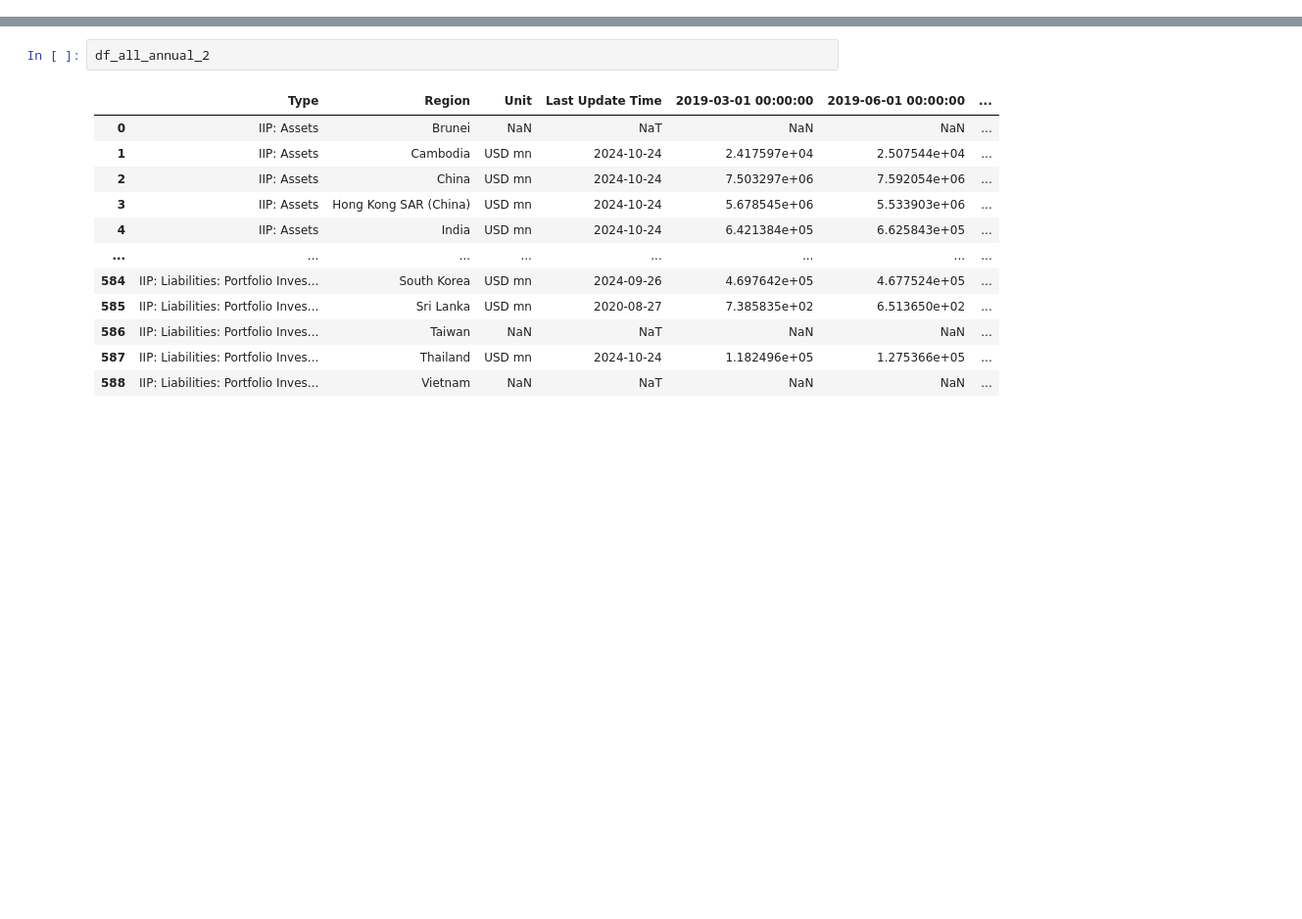
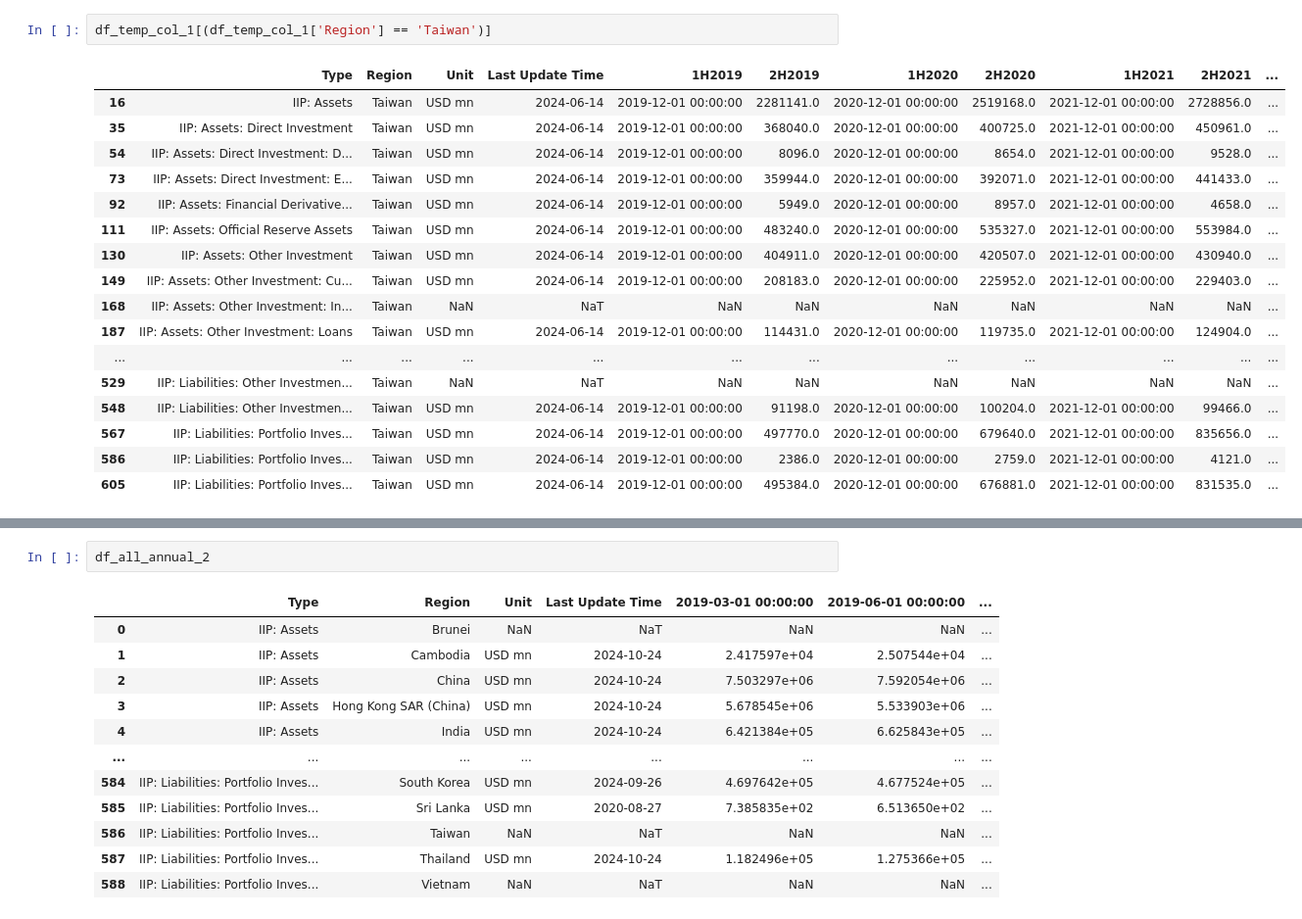
Before and after one commit to aizudeen11/cfm-nlp, a Jupyter notebook: to_gsheet/main.ipynb, the cells around one changed output, grey strips where cells are left out. Shown at 98% size. Cells and saved outputs as stored; diff of their text form; blank space fills up the shorter version.

```diff
--- a/to_gsheet/main.ipynb
+++ b/to_gsheet/main.ipynb
@@ -153,0 +241,20 @@ df_temp_col_1
+# %%
+df_temp_col_1[(df_temp_col_1['Region'] == 'Taiwan')]
+# %% [output]
+|  | Type | Region | Unit | Last Update Time | 1H2019 | 2H2019 | 1H2020 | 2H2020 | 1H2021 | 2H2021 | ... |
+| 16 | IIP: Assets | Taiwan | USD mn | 2024-06-14 | 2019-12-01 00:00:00 | 2281141.0 | 2020-12-01 00:00:00 | 2519168.0 | 2021-12-01 00:00:00 | 2728856.0 | ... |
+| 35 | IIP: Assets: Direct Investment | Taiwan | USD mn | 2024-06-14 | 2019-12-01 00:00:00 | 368040.0 | 2020-12-01 00:00:00 | 400725.0 | 2021-12-01 00:00:00 | 450961.0 | ... |
+| 54 | IIP: Assets: Direct Investment: D... | Taiwan | USD mn | 2024-06-14 | 2019-12-01 00:00:00 | 8096.0 | 2020-12-01 00:00:00 | 8654.0 | 2021-12-01 00:00:00 | 9528.0 | ... |
+| 73 | IIP: Assets: Direct Investment: E... | Taiwan | USD mn | 2024-06-14 | 2019-12-01 00:00:00 | 359944.0 | 2020-12-01 00:00:00 | 392071.0 | 2021-12-01 00:00:00 | 441433.0 | ... |
+| 92 | IIP: Assets: Financial Derivative... | Taiwan | USD mn | 2024-06-14 | 2019-12-01 00:00:00 | 5949.0 | 2020-12-01 00:00:00 | 8957.0 | 2021-12-01 00:00:00 | 4658.0 | ... |
+| 111 | IIP: Assets: Official Reserve Assets | Taiwan | USD mn | 2024-06-14 | 2019-12-01 00:00:00 | 483240.0 | 2020-12-01 00:00:00 | 535327.0 | 2021-12-01 00:00:00 | 553984.0 | ... |
+| 130 | IIP: Assets: Other Investment | Taiwan | USD mn | 2024-06-14 | 2019-12-01 00:00:00 | 404911.0 | 2020-12-01 00:00:00 | 420507.0 | 2021-12-01 00:00:00 | 430940.0 | ... |
+| 149 | IIP: Assets: Other Investment: Cu... | Taiwan | USD mn | 2024-06-14 | 2019-12-01 00:00:00 | 208183.0 | 2020-12-01 00:00:00 | 225952.0 | 2021-12-01 00:00:00 | 229403.0 | ... |
+| 168 | IIP: Assets: Other Investment: In... | Taiwan | NaN | NaT | NaN | NaN | NaN | NaN | NaN | NaN | ... |
+| 187 | IIP: Assets: Other Investment: Loans | Taiwan | USD mn | 2024-06-14 | 2019-12-01 00:00:00 | 114431.0 | 2020-12-01 00:00:00 | 119735.0 | 2021-12-01 00:00:00 | 124904.0 | ... |
+| ... | ... | ... | ... | ... | ... | ... | ... | ... | ... | ... | ... |
+| 529 | IIP: Liabilities: Other Investmen... | Taiwan | NaN | NaT | NaN | NaN | NaN | NaN | NaN | NaN | ... |
+| 548 | IIP: Liabilities: Other Investmen... | Taiwan | USD mn | 2024-06-14 | 2019-12-01 00:00:00 | 91198.0 | 2020-12-01 00:00:00 | 100204.0 | 2021-12-01 00:00:00 | 99466.0 | ... |
+| 567 | IIP: Liabilities: Portfolio Inves... | Taiwan | USD mn | 2024-06-14 | 2019-12-01 00:00:00 | 497770.0 | 2020-12-01 00:00:00 | 679640.0 | 2021-12-01 00:00:00 | 835656.0 | ... |
+| 586 | IIP: Liabilities: Portfolio Inves... | Taiwan | USD mn | 2024-06-14 | 2019-12-01 00:00:00 | 2386.0 | 2020-12-01 00:00:00 | 2759.0 | 2021-12-01 00:00:00 | 4121.0 | ... |
+| 605 | IIP: Liabilities: Portfolio Inves... | Taiwan | USD mn | 2024-06-14 | 2019-12-01 00:00:00 | 495384.0 | 2020-12-01 00:00:00 | 676881.0 | 2021-12-01 00:00:00 | 831535.0 | ... |
```
Also changed, not shown: parts of 9 cells of this notebook, 1 other file.
